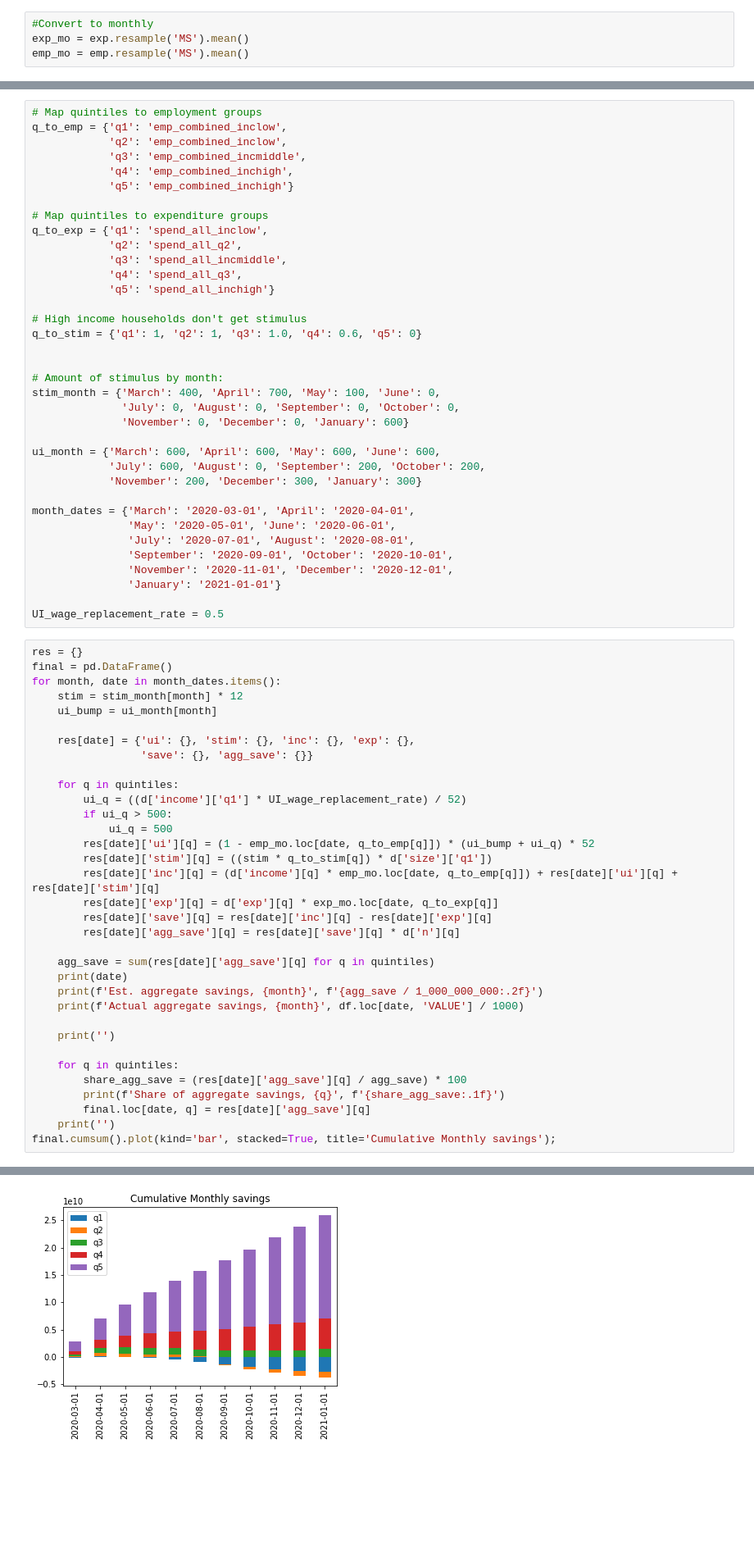
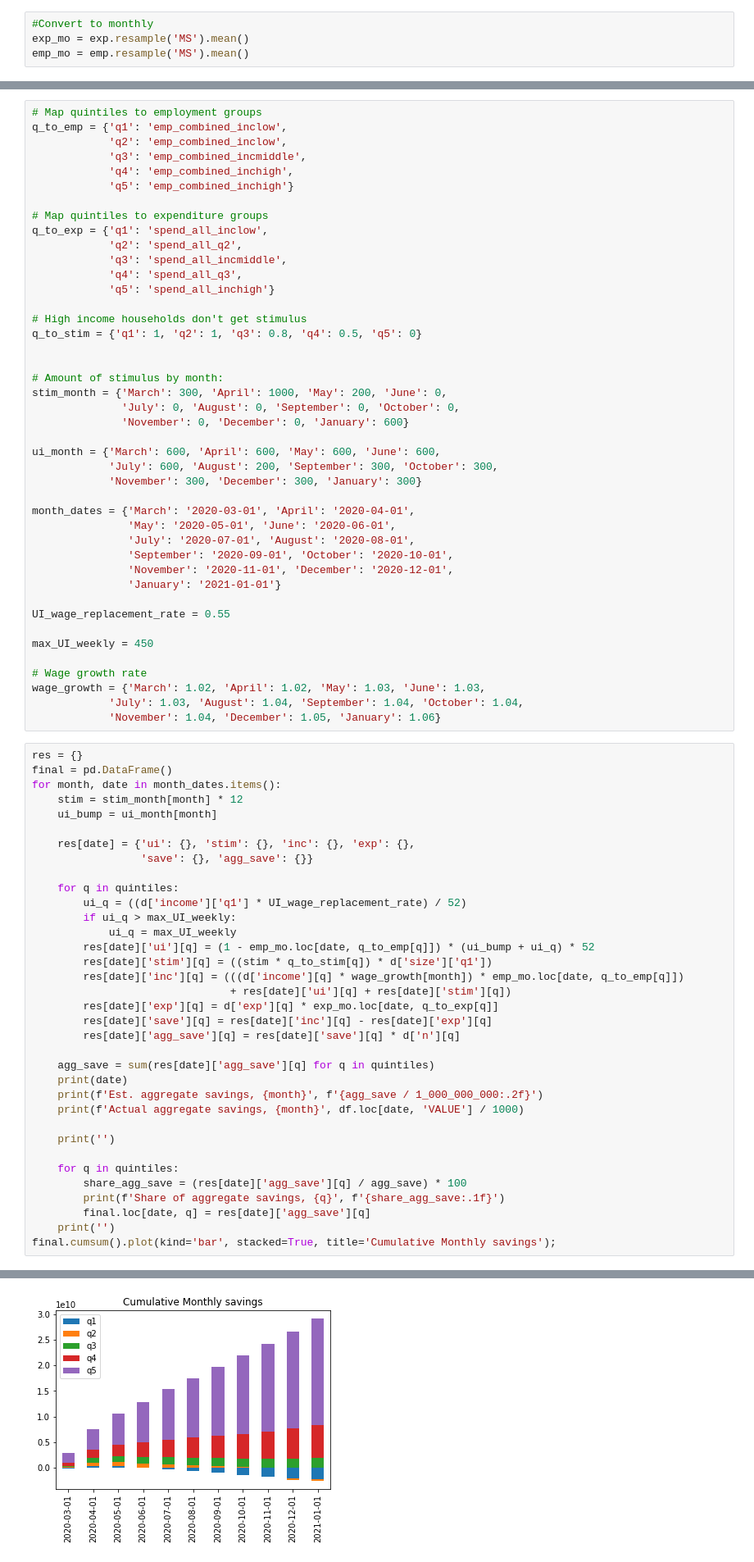
Before and after one commit to bdecon/blog_posts, a Jupyter notebook: COVID_Savings/COVID_Savings_Holders.ipynb, the cells around one changed output, grey strips where cells are left out. Shown at 82% size. Saved outputs shown, nothing was run; the diff lists cells and outputs as text; blank space fills up the shorter version.

```diff
--- a/COVID_Savings/COVID_Savings_Holders.ipynb
+++ b/COVID_Savings/COVID_Savings_Holders.ipynb
@@ -126,17 +129,17 @@ q_to_exp = {'q1': 'spend_all_inclow',
             'q5': 'spend_all_inchigh'}
 
 # High income households don't get stimulus
-q_to_stim = {'q1': 1, 'q2': 1, 'q3': 1.0, 'q4': 0.6, 'q5': 0}
+q_to_stim = {'q1': 1, 'q2': 1, 'q3': 0.8, 'q4': 0.5, 'q5': 0}
 
 
 # Amount of stimulus by month:
-stim_month = {'March': 400, 'April': 700, 'May': 100, 'June': 0,
+stim_month = {'March': 300, 'April': 1000, 'May': 200, 'June': 0,
               'July': 0, 'August': 0, 'September': 0, 'October': 0,
               'November': 0, 'December': 0, 'January': 600}
 
 ui_month = {'March': 600, 'April': 600, 'May': 600, 'June': 600,
-            'July': 600, 'August': 0, 'September': 200, 'October': 200,
-            'November': 200, 'December': 300, 'January': 300}
+            'July': 600, 'August': 200, 'September': 300, 'October': 300,
+            'November': 300, 'December': 300, 'January': 300}
 
 month_dates = {'March': '2020-03-01', 'April': '2020-04-01',
                'May': '2020-05-01', 'June': '2020-06-01',
@@ -145,7 +148,14 @@ month_dates = {'March': '2020-03-01', 'April': '2020-04-01',
                'November': '2020-11-01', 'December': '2020-12-01',
                'January': '2021-01-01'}
 
-UI_wage_replacement_rate = 0.5
+UI_wage_replacement_rate = 0.55
+
+max_UI_weekly = 450
+
+# Wage growth rate
+wage_growth = {'March': 1.02, 'April': 1.02, 'May': 1.03, 'June': 1.03,
+            'July': 1.03, 'August': 1.04, 'September': 1.04, 'October': 1.04,
+            'November': 1.04, 'December': 1.05, 'January': 1.06}
 # %%
 res = {}
 final = pd.DataFrame()
@@ -158,11 +168,12 @@ for month, date in month_dates.items():
 
     for q in quintiles:
         ui_q = ((d['income']['q1'] * UI_wage_replacement_rate) / 52)
-        if ui_q > 500:
-            ui_q = 500
+        if ui_q > max_UI_weekly:
+            ui_q = max_UI_weekly
         res[date]['ui'][q] = (1 - emp_mo.loc[date, q_to_emp[q]]) * (ui_bump + ui_q) * 52
         res[date]['stim'][q] = ((stim * q_to_stim[q]) * d['size']['q1'])
-        res[date]['inc'][q] = (d['income'][q] * emp_mo.loc[date, q_to_emp[q]]) + res[date]['ui'][q] + res[date]['stim'][q]
+        res[date]['inc'][q] = (((d['income'][q] * wage_growth[month]) * emp_mo.loc[date, q_to_emp[q]])
+                               + res[date]['ui'][q] + res[date]['stim'][q])
         res[date]['exp'][q] = d['exp'][q] * exp_mo.loc[date, q_to_exp[q]]
         res[date]['save'][q] = res[date]['inc'][q] - res[date]['exp'][q]
         res[date]['agg_save'][q] = res[date]['save'][q] * d['n'][q]
@@ -201,4 +212,4 @@ Share of aggregate savings, q5 76.5
-[figure, old version]
+[figure, new version]
 # %%
 final.plot(kind='bar', stacked=True, title='Monthly savings (annualized)');
 # %% [output]
```
Also changed, not shown: parts of 5 cells of this notebook.
